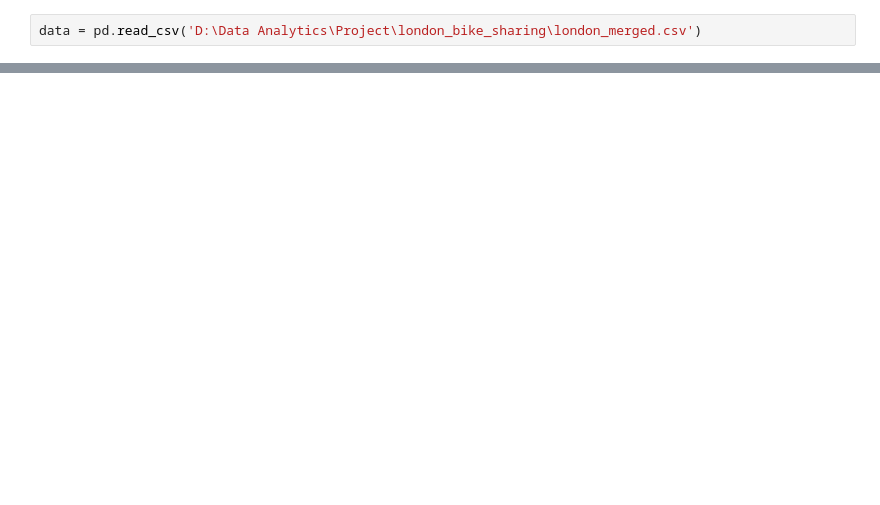
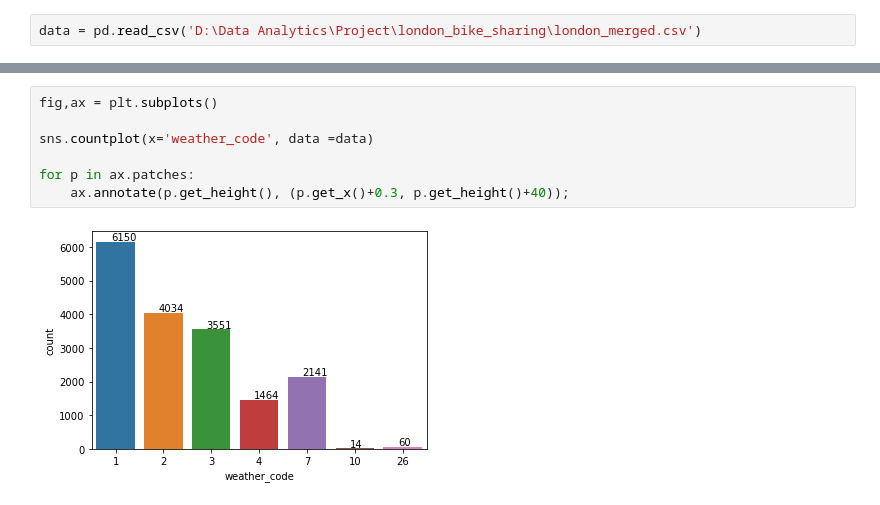
Before and after one commit to royandhika/london_bike_share, a Jupyter notebook: bike_share.ipynb, the cells around one changed output, grey strips where cells are left out. Cells and saved outputs as stored; diff of their text form; blank space fills up the shorter version.

```diff
--- a/bike_share.ipynb
+++ b/bike_share.ipynb
@@ -31,0 +110,9 @@ data = pd.read_csv('D:\Data Analytics\Project\london_bike_sharing\london_merged.
+# %%
+fig,ax = plt.subplots()
+
+sns.countplot(x='weather_code', data =data)
+
+for p in ax.patches:
+    ax.annotate(p.get_height(), (p.get_x()+0.3, p.get_height()+40));
+# %% [output]
+[figure, added]
```
Also changed, not shown: parts of 31 cells of this notebook.
